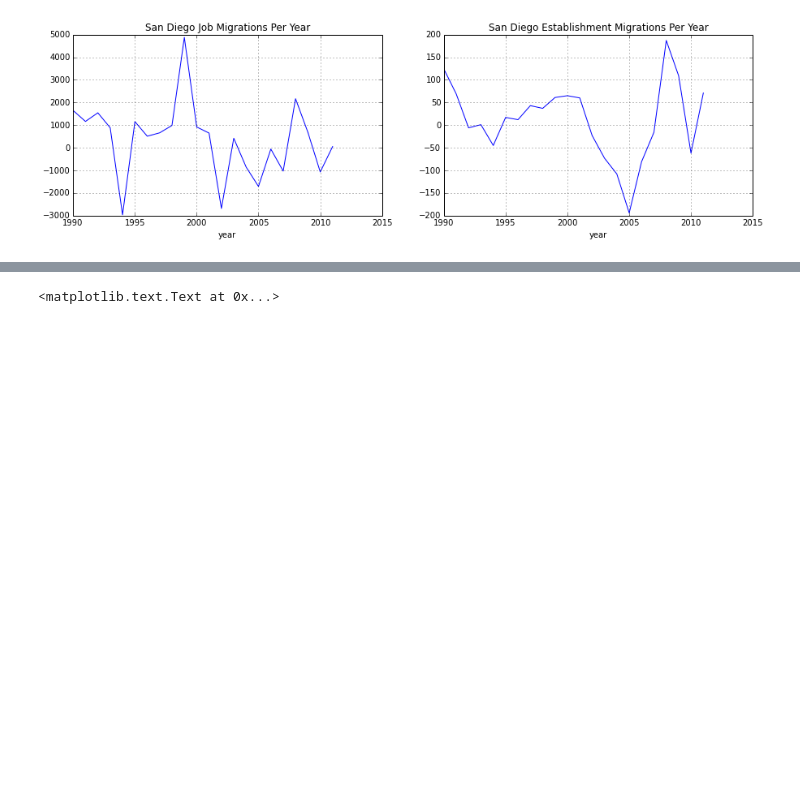
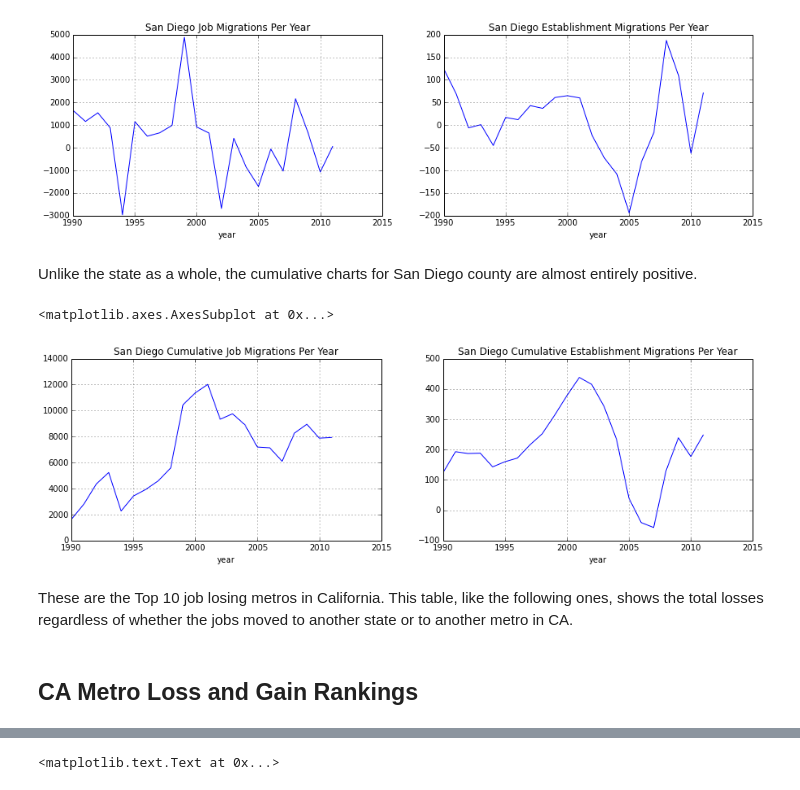
Before and after one commit to SDRDLAnalysts/pdp-data-projects, a Jupyter notebook: voiceofsandiego.org/business-migrations/analysts/ericbusboom.ipynb, the cells around one changed output, grey strips where cells are left out. Saved outputs shown, nothing was run; the diff lists cells and outputs as text; code cells hidden in the pictures; blank space fills up the shorter version.

Commit message:
Added gains/losses

```diff
--- a/voiceofsandiego.org/business-migrations/analysts/ericbusboom.ipynb
+++ b/voiceofsandiego.org/business-migrations/analysts/ericbusboom.ipynb
@@ -56,3 +74,16 @@ hdf[hdf.cbsa == 41740].sort('year').groupby('year').sum().sig_estabs.plot(ax=axe
 # %% [output]
 <matplotlib.axes.AxesSubplot at 0x...>
 [figure]
+# %% [markdown]
+Unlike the state as a whole, the cumulative charts for San Diego county are almost entirely positive.
+# %%
+fig, axes = plt.subplots(nrows=1, ncols=2, figsize = (15,4))
+hdf[hdf.cbsa == 41740].sort('year').groupby('year').sum().cumsum().sig_jobs.plot(ax=axes[0],title='San Diego Cumulative Job Migrations Per Year')
+hdf[hdf.cbsa == 41740].sort('year').groupby('year').sum().cumsum().sig_estabs.plot(ax=axes[1],title='San Diego Cumulative Establishment Migrations Per Year')
+# %% [output]
+<matplotlib.axes.AxesSubplot at 0x...>
+[figure, added]
+# %% [markdown]
+These are the Top 10 job losing metros in California. This table, like the following ones,  shows the total losses regardless of whether the jobs moved to another state or to another metro in CA.
+# %% [markdown]
+## CA Metro Loss and Gain Rankings
```
Also changed, not shown: parts of 33 cells of this notebook.
